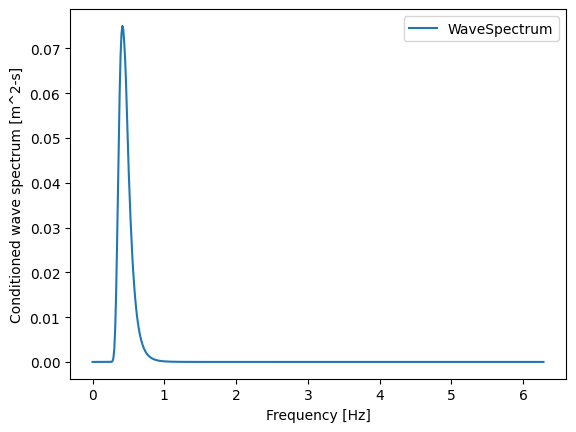
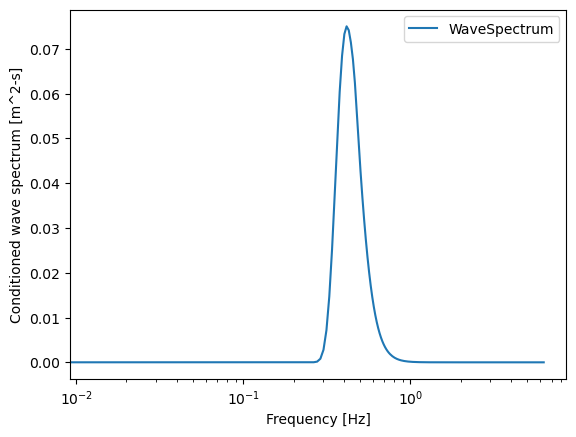
The notebook cell's code change between the first figure and the second:
--- before
+++ after
@@ -5,4 +5,5 @@
     ylabel="Conditioned wave spectrum [m^2-s]",
     xlabel="Frequency [Hz]",
+    logx=True
 )
-mler_data.plot(y="Phase", ylabel="[rad]", xlabel="Frequency [Hz]")
+mler_data.plot(y="Phase", ylabel="[rad]", xlabel="Frequency [Hz]", logx=True)

Commit: Rerun NDBC notebooks